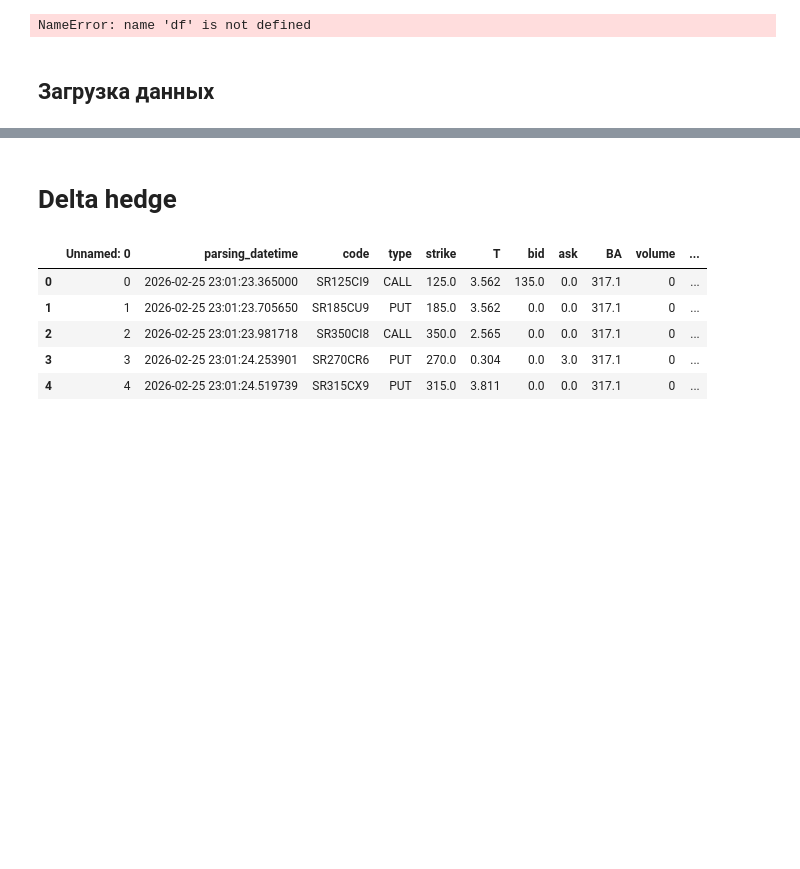
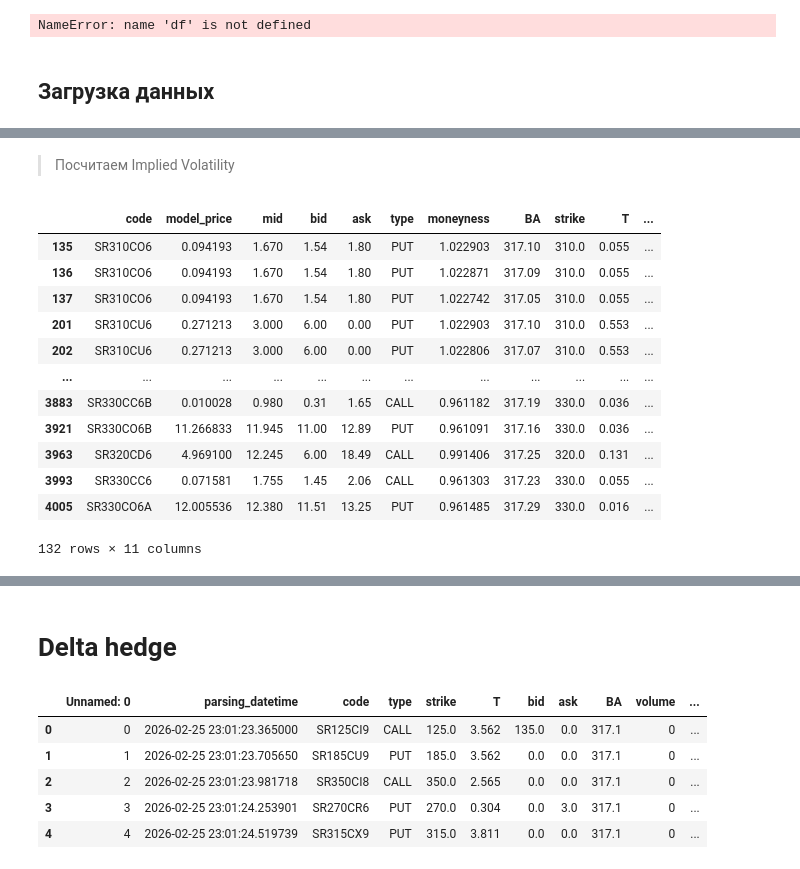
Before and after one commit to Vlad-prog-bit/msu_profinanse, a Jupyter notebook: Options.ipynb, the cells around one changed output, grey strips where cells are left out. Cells and saved outputs as stored; diff of their text form; code cells hidden in the pictures; blank space fills up the shorter version.

```diff
--- a/Options.ipynb
+++ b/Options.ipynb
@@ -275,0 +323,7 @@ print(1)
+# %%
+_models = options.apply(
+    lambda x:
+    Black_Sholse(
+        S_0=x['BA'], K=x['strike'], option_type=x['type'], T=x['T'], volatility=_volatility
+    ), axis=1
+)
@@ -275,0 +354,3 @@ print(1)
+# %%
+model_prices_df_valid = model_prices_df[model_prices_df['model_price'] > 0]
+model_prices_df_valid.shape
@@ -275,0 +359,8 @@ print(1)
+# %%
+from sklearn.metrics import mean_absolute_error, mean_squared_error
+
+merged_df = model_prices_df_valid.merge(options[['code', 'mid', 'bid', 'ask', 'type', 'moneyness', 'BA', "strike", 'T']], on='code', how='left')
+merged_df = merged_df[merged_df['mid'] > 0]
+HitRate_metric = merged_df[merged_df['model_price'].between(merged_df['bid'], merged_df['ask'])].shape[0] / merged_df.shape[0]
+print("MAE: ", abs(merged_df['model_price'] - merged_df['mid']).mean())
+print("RMSE: ", np.sqrt(((merged_df['model_price'] - merged_df['mid']) ** 2).mean()))
@@ -275,0 +388,13 @@ print(1)
+# %%
+near_ATM_df = merged_df[merged_df['moneyness'].between(.95, 1.05)].copy()
+far_OTM_df = pd.concat([
+merged_df[(merged_df['moneyness'] <= .95) & (merged_df['type'] == 'CALL')],
+merged_df[(merged_df['moneyness'] >= 1.05) & (merged_df['type'] == 'PUT')]
+])
+
+
+print("MAE for near-ATM: ", abs(near_ATM_df['model_price'] - near_ATM_df['mid']).mean())
+print("RMSE for near-ATM: ", np.sqrt(((near_ATM_df['model_price'] - near_ATM_df['mid']) ** 2).mean()))
+
+print("MAE for far-OTM: ", abs(far_OTM_df['model_price'] - far_OTM_df['mid']).mean())
+print("RMSE for far-OTM: ", np.sqrt(((far_OTM_df['model_price'] - far_OTM_df['mid']) ** 2).mean()))
@@ -275,0 +422,30 @@ print(1)
+# %% [markdown]
+> Посчитаем Implied Volatility
+# %%
+from scipy.optimize import brentq
+
+def calculate_iv_for_row(x):
+    _function = lambda sigma: Black_Sholse(x['BA'], x['strike'], x['type'], x['T'], sigma).Black_Sholse() - x['mid']
+    if _function(1e-6) * _function(10) > 0:
+        return np.nan
+    return brentq(_function, 1e-6, 10)
+
+near_ATM_df['implied_volatility'] = near_ATM_df.apply(
+    calculate_iv_for_row,
+    axis=1
+)
+near_ATM_df
+# %% [output]
+|  | code | model_price | mid | bid | ask | type | moneyness | BA | strike | T | ... |
+| 135 | SR310CO6 | 0.094193 | 1.670 | 1.54 | 1.80 | PUT | 1.022903 | 317.10 | 310.0 | 0.055 | ... |
+| 136 | SR310CO6 | 0.094193 | 1.670 | 1.54 | 1.80 | PUT | 1.022871 | 317.09 | 310.0 | 0.055 | ... |
+| 137 | SR310CO6 | 0.094193 | 1.670 | 1.54 | 1.80 | PUT | 1.022742 | 317.05 | 310.0 | 0.055 | ... |
+| 201 | SR310CU6 | 0.271213 | 3.000 | 6.00 | 0.00 | PUT | 1.022903 | 317.10 | 310.0 | 0.553 | ... |
+| 202 | SR310CU6 | 0.271213 | 3.000 | 6.00 | 0.00 | PUT | 1.022806 | 317.07 | 310.0 | 0.553 | ... |
+| ... | ... | ... | ... | ... | ... | ... | ... | ... | ... | ... | ... |
+| 3883 | SR330CC6B | 0.010028 | 0.980 | 0.31 | 1.65 | CALL | 0.961182 | 317.19 | 330.0 | 0.036 | ... |
+| 3921 | SR330CO6B | 11.266833 | 11.945 | 11.00 | 12.89 | PUT | 0.961091 | 317.16 | 330.0 | 0.036 | ... |
+| 3963 | SR320CD6 | 4.969100 | 12.245 | 6.00 | 18.49 | CALL | 0.991406 | 317.25 | 320.0 | 0.131 | ... |
+| 3993 | SR330CC6 | 0.071581 | 1.755 | 1.45 | 2.06 | CALL | 0.961303 | 317.23 | 330.0 | 0.055 | ... |
+| 4005 | SR330CO6A | 12.005536 | 12.380 | 11.51 | 13.25 | PUT | 0.961485 | 317.29 | 330.0 | 0.016 | ... |
+132 rows × 11 columns
```
Also changed, not shown: parts of 23 cells of this notebook.
